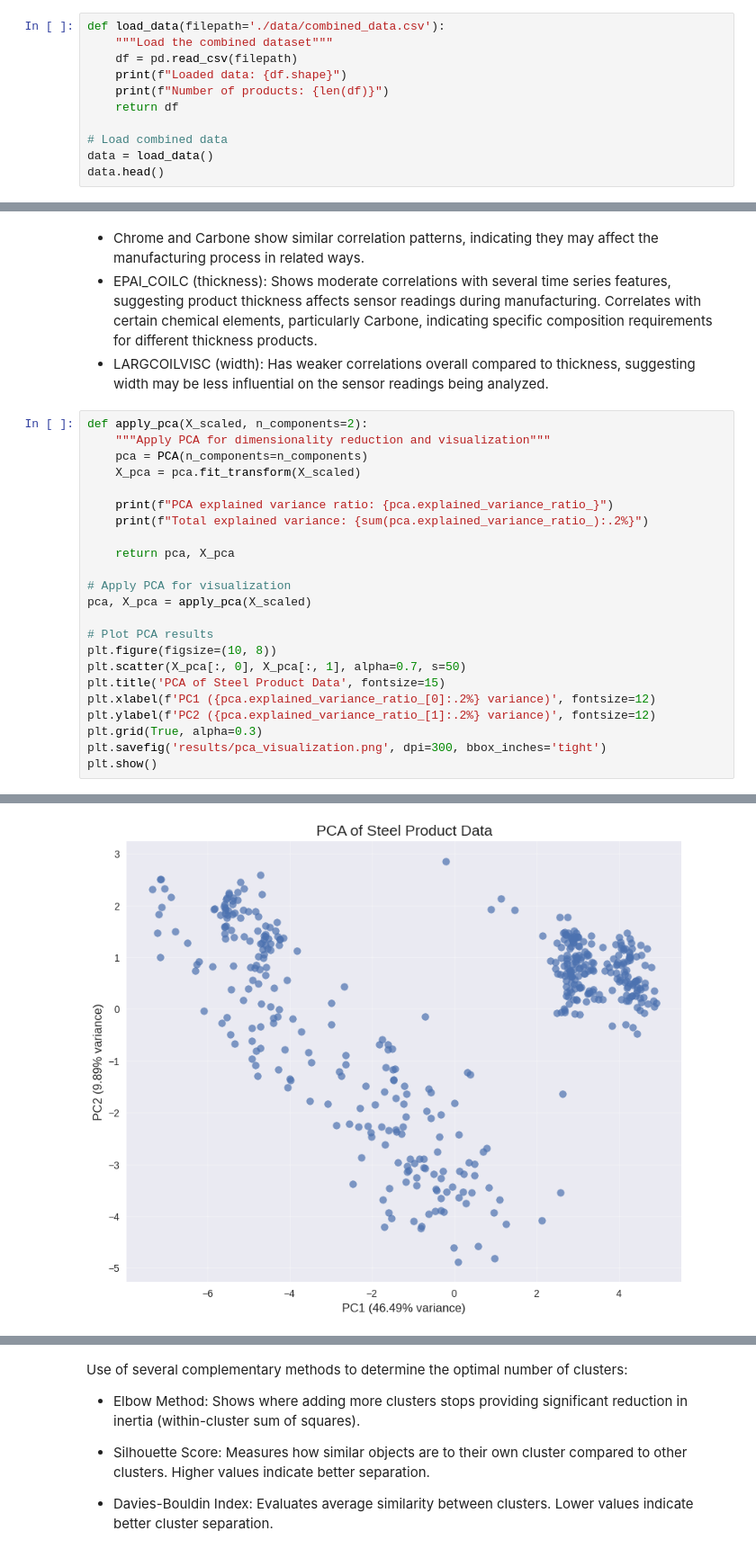
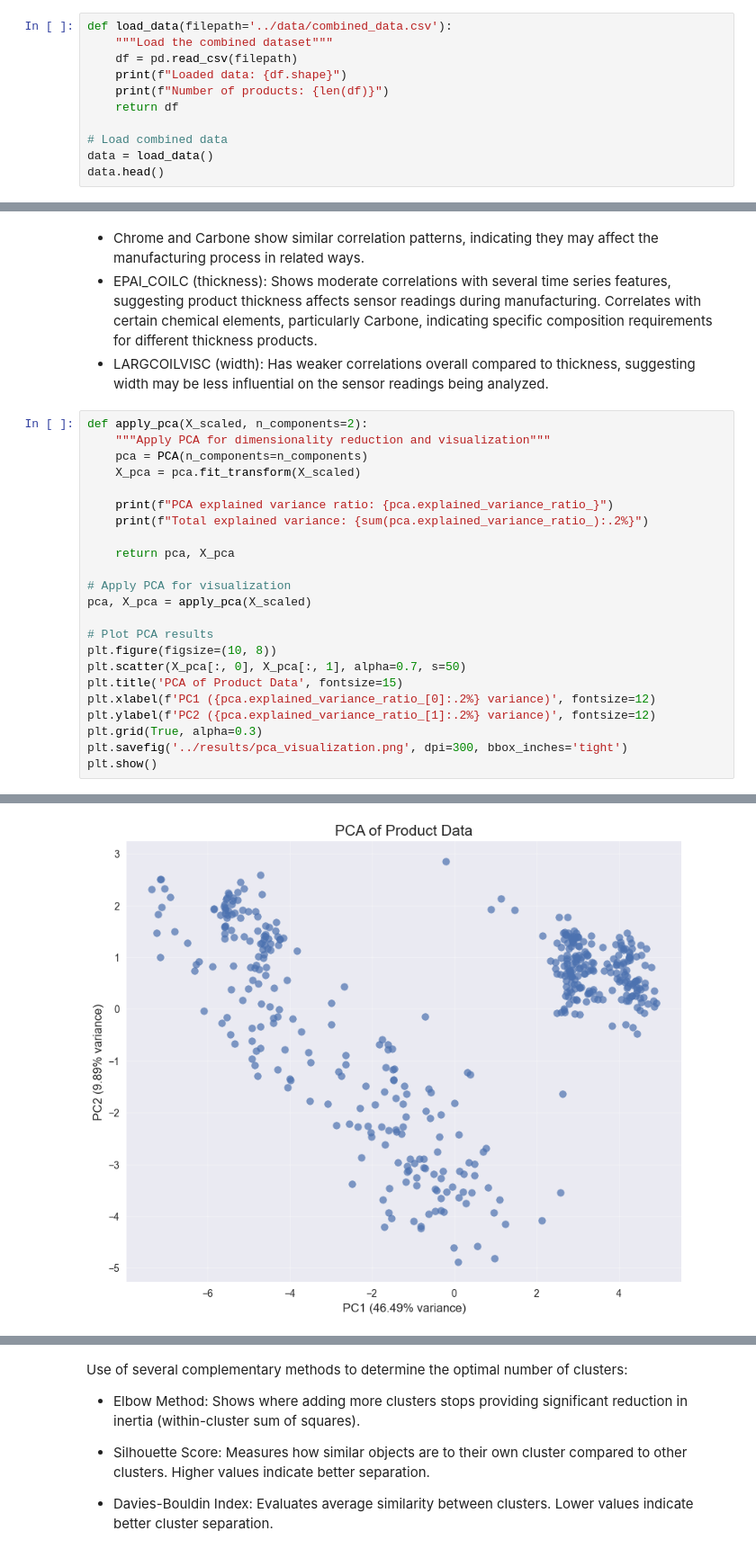
Before and after one commit to Sarah-Benabdallah/Himydata, a Jupyter notebook: notebooks/02_clustering_analysis.ipynb, the cells around one changed output, grey strips where cells are left out. Shown at 90% size. Drawn from its saved outputs; the diff is of its cells as text.

```diff
--- a/notebooks/02_clustering_analysis.ipynb
+++ b/notebooks/02_clustering_analysis.ipynb
@@ -35,7 +35,7 @@ pd.set_option('display.float_format', '{:.3f}'.format)
 plt.style.use('seaborn-v0_8')
 plt.rcParams['figure.figsize'] = (14, 8)
 # %%
-def load_data(filepath='./data/combined_data.csv'):
+def load_data(filepath='../data/combined_data.csv'):
     """Load the combined dataset"""
     df = pd.read_csv(filepath)
     print(f"Loaded data: {df.shape}")
@@ -184,30 +184,30 @@ Correlates with certain chemical elements, particularly Carbone, indicating spec
 # %%
 def apply_pca(X_scaled, n_components=2):
     """Apply PCA for dimensionality reduction and visualization"""
     pca = PCA(n_components=n_components)
     X_pca = pca.fit_transform(X_scaled)
 
     print(f"PCA explained variance ratio: {pca.explained_variance_ratio_}")
     print(f"Total explained variance: {sum(pca.explained_variance_ratio_):.2%}")
 
     return pca, X_pca
 
 # Apply PCA for visualization
 pca, X_pca = apply_pca(X_scaled)
 
 # Plot PCA results
 plt.figure(figsize=(10, 8))
 plt.scatter(X_pca[:, 0], X_pca[:, 1], alpha=0.7, s=50)
-plt.title('PCA of Steel Product Data', fontsize=15)
+plt.title('PCA of Product Data', fontsize=15)
 plt.xlabel(f'PC1 ({pca.explained_variance_ratio_[0]:.2%} variance)', fontsize=12)
 plt.ylabel(f'PC2 ({pca.explained_variance_ratio_[1]:.2%} variance)', fontsize=12)
 plt.grid(True, alpha=0.3)
-plt.savefig('results/pca_visualization.png', dpi=300, bbox_inches='tight')
+plt.savefig('../results/pca_visualization.png', dpi=300, bbox_inches='tight')
 plt.show()
 # %% [output]
 PCA explained variance ratio: [0.46491135 0.09885052]
 Total explained variance: 56.38%
-[figure, old version]
+[figure, new version]
 # %% [markdown]
 PCA transforms our high-dimensional product data (31 features) into a lower-dimensional space for two main purposes:
 - Visualizing cluster separation that would be impossible in 31 dimensions
```
Also changed, not shown: parts of 12 cells of this notebook, 1 other file.
